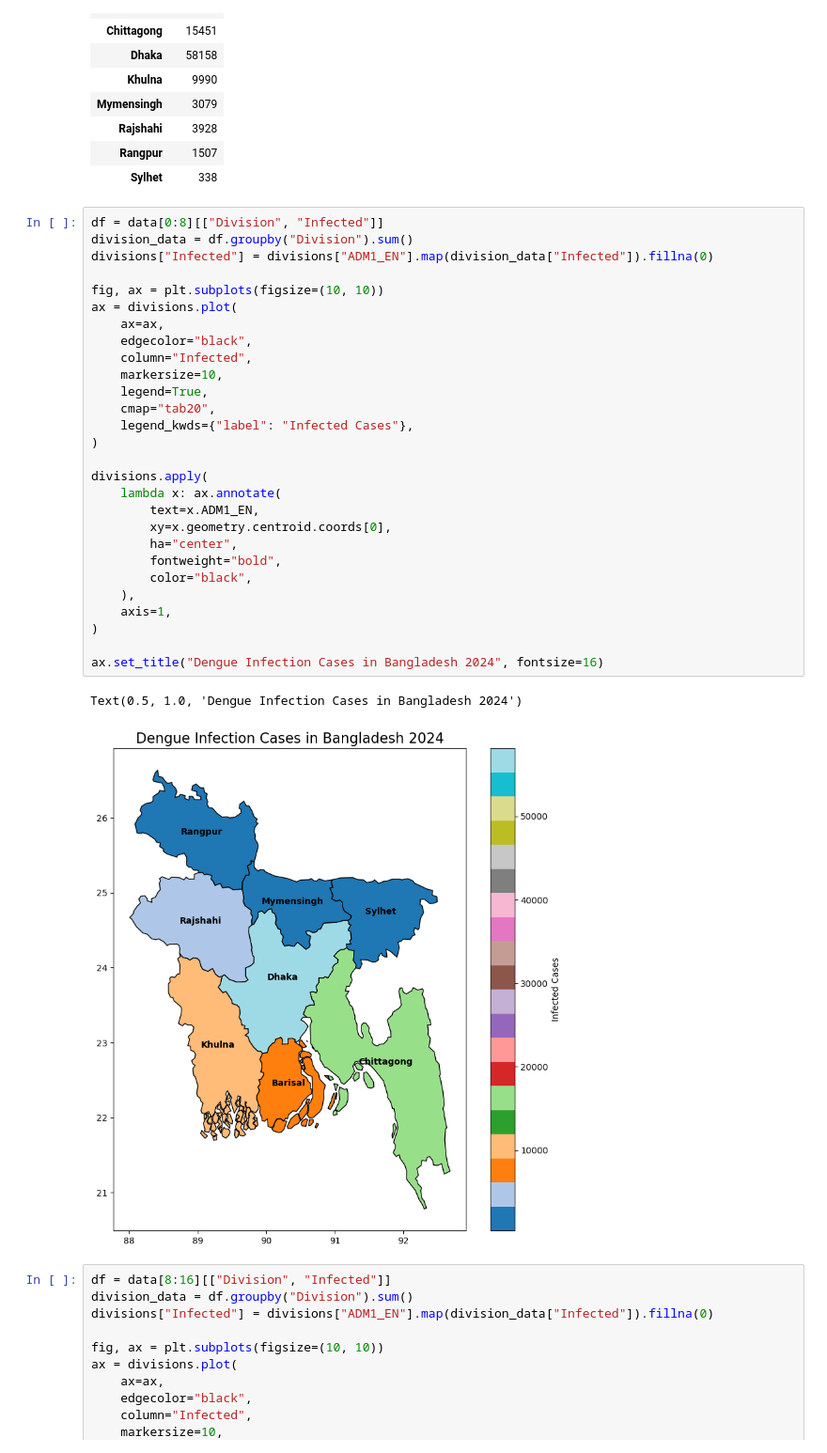
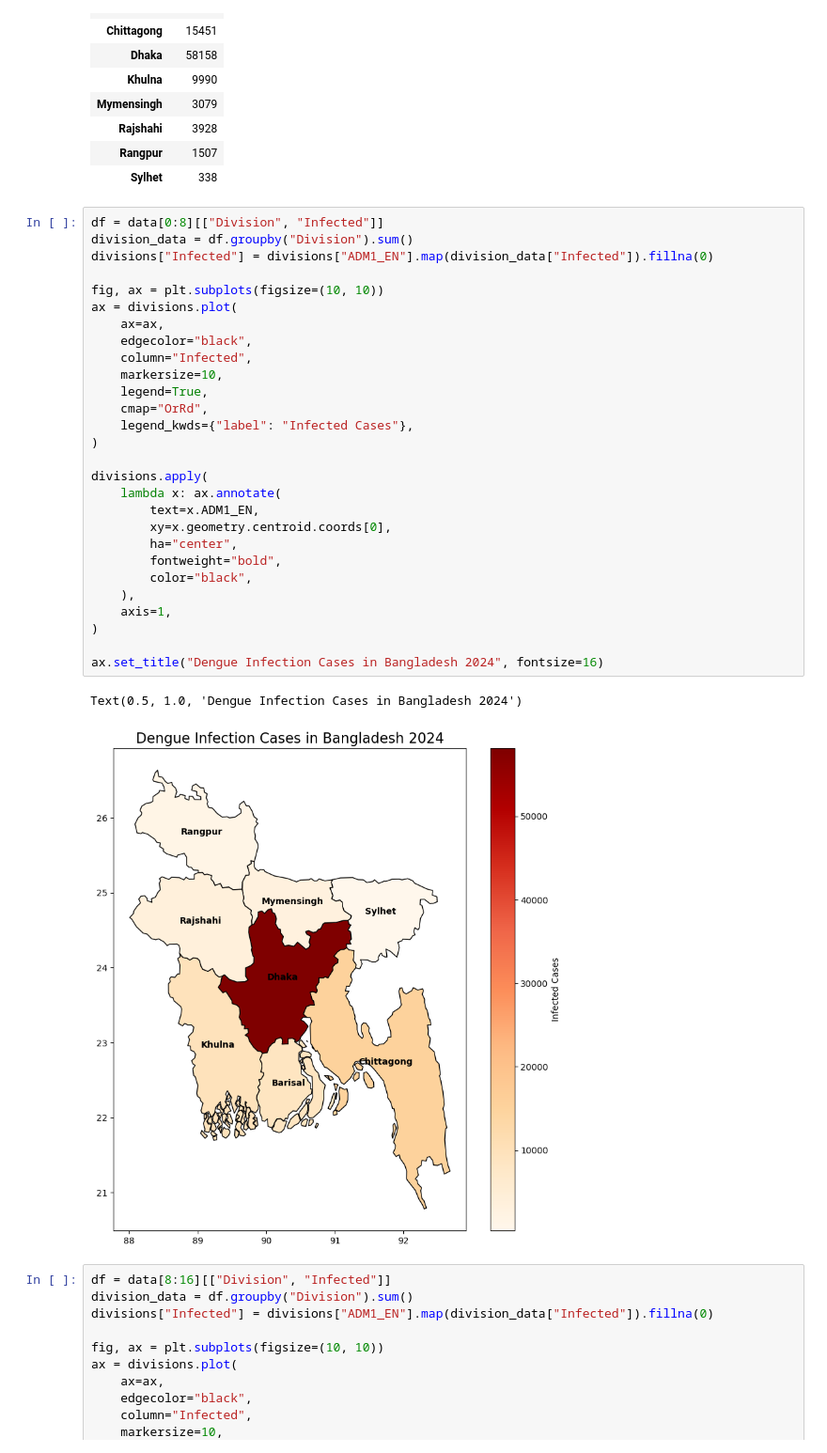
Before and after one commit to awnonbhowmik/DENV-Data-Analysis, a Jupyter notebook: heatmap.ipynb, the cells around one changed output. Shown at 94% size. Drawn from its saved outputs; the diff is of its cells as text.

```diff
--- a/heatmap.ipynb
+++ b/heatmap.ipynb
@@ -51,34 +51,34 @@ division_data
 # %%
 df = data[0:8][["Division", "Infected"]]
 division_data = df.groupby("Division").sum()
 divisions["Infected"] = divisions["ADM1_EN"].map(division_data["Infected"]).fillna(0)
 
 fig, ax = plt.subplots(figsize=(10, 10))
 ax = divisions.plot(
     ax=ax,
     edgecolor="black",
     column="Infected",
     markersize=10,
     legend=True,
-    cmap="tab20",
+    cmap="OrRd",
     legend_kwds={"label": "Infected Cases"},
 )
 
 divisions.apply(
     lambda x: ax.annotate(
         text=x.ADM1_EN,
         xy=x.geometry.centroid.coords[0],
         ha="center",
         fontweight="bold",
         color="black",
     ),
     axis=1,
 )
 
 ax.set_title("Dengue Infection Cases in Bangladesh 2024", fontsize=16)
 # %% [output]
 Text(0.5, 1.0, 'Dengue Infection Cases in Bangladesh 2024')
-[figure, old version]
+[figure, new version]
 # %%
 df = data[8:16][["Division", "Infected"]]
 division_data = df.groupby("Division").sum()
```
Also changed, not shown: 2 other files.
